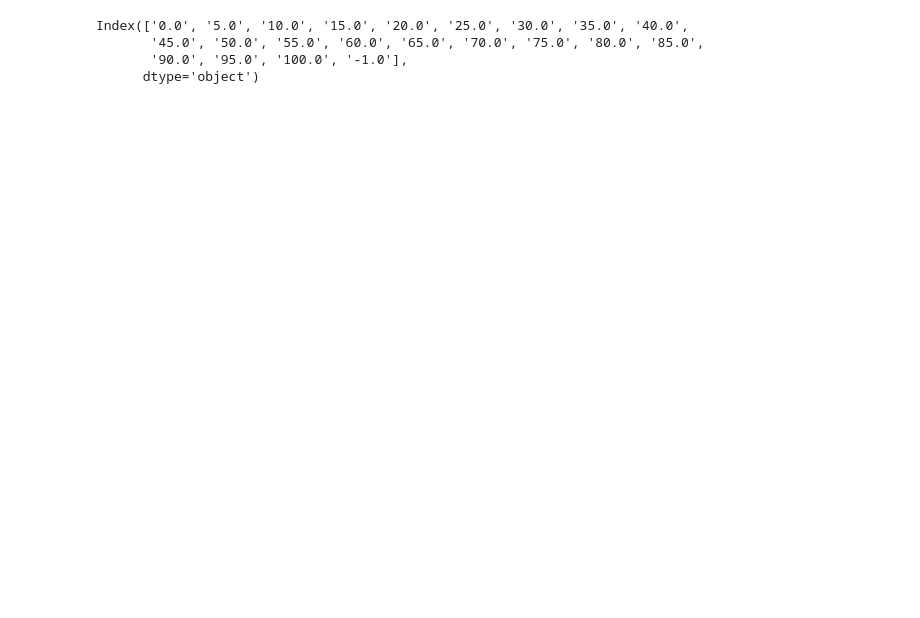
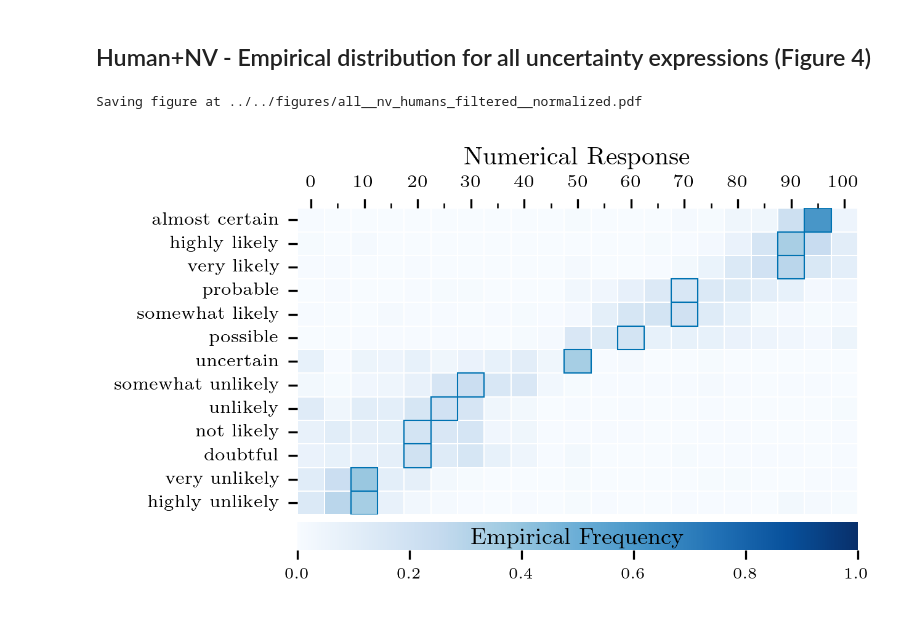
Before and after one commit to Brookzq/llm-uncertainty-perceptions, a Jupyter notebook: notebooks/analysis/Human_Histograms.ipynb, the cells around one changed output. Drawn from its saved outputs; the diff is of its cells as text; code cells hidden in the pictures; blank space fills up the shorter version.

```diff
--- a/notebooks/analysis/Human_Histograms.ipynb
+++ b/notebooks/analysis/Human_Histograms.ipynb
@@ -422,7 +54,69 @@ explode("counts")
-# %%
-humans_dist.columns
-# %% [output]
-Index(['0.0', '5.0', '10.0', '15.0', '20.0', '25.0', '30.0', '35.0', '40.0',
-       '45.0', '50.0', '55.0', '60.0', '65.0', '70.0', '75.0', '80.0', '85.0',
-       '90.0', '95.0', '100.0', '-1.0'],
-      dtype='object')
+# %% [markdown]
+## Human+NV - Empirical distribution for all uncertainty expressions (Figure 4)
+# %%
+data = read_json("../../results/greedy/all/non_verifiable/humans-2shot-filtered/normalized.json")
+statistic="max"
+unc_col="uncertainty_expression"
+expr_order=EXPR_ORDER
+
+data_statistics = get_statistics_per_distribution(data)
+statistic = data_statistics[statistic]
+histogram, statistic_mask = histogram_to_dataframe(data, statistic=statistic, unc_col=unc_col, expr_order=expr_order)
+# %%
+matplotlib.rc('font', family='serif', size=6)
+
+fig, ax = plt.subplots(1, 1, figsize=(COL_WIDTH, 2), dpi=300)
+
+heatmap_kwargs = dict(
+    vmin=0, vmax=1, cmap="Blues", linecolor='white', linewidth=0.01,
+    cbar_kws={
+             'label': 'Empirical Frequency', # Set the colorbar label
+             'orientation': 'horizontal',
+             'shrink': 1,                # Shrink the size of the colorbar
+             'aspect': 20,                  # Aspect ratio of the colorbar
+             'pad': 0.02,
+        },
+)
+heatmap = sns.heatmap(histogram, ax=ax, **heatmap_kwargs)
+
+# --- --- --- --- --- --- --- --- --- --- --- --- --- --- ---
+# Adjust color bar
+# --- --- --- --- --- --- --- --- --- --- --- --- --- --- ---
+cbar = heatmap.collections[0].colorbar
+# Adjust the label position and font size
+cbar.set_label('Empirical Frequency', labelpad=-21, fontsize=9)  # labelpad adjusts location
+cbar.ax.tick_params(labelsize=6)#, labelcolor=sns.color_palette()[0])  # Customize font size, color, and rotation
+
+# --- --- --- --- --- --- --- --- --- --- --- --- --- --- ---
+# Add blue boxes surrounding the mode of the distribution
+# --- --- --- --- --- --- --- --- --- --- --- --- --- --- ---
+highlight_coords = np.argwhere(statistic_mask == 1)
+for coord in highlight_coords:
+    y, x = coord
+    rect = plt.Rectangle([x, y], 1, 1, fill=False, edgecolor=sns.color_palette()[0], linewidth=0.5)
+    ax.add_patch(rect)
+
+# --- --- --- --- --- --- --- --- --- --- --- --- --- --- ---
+# Additional formatting
+# --- --- --- --- --- --- --- --- --- --- --- --- --- --- ---
+ax.set_xlabel("Numerical Response", fontsize=10)
+ax.xaxis.set_label_position('top')
+ax.xaxis.set_minor_locator(MultipleLocator(1, offset=0.5))
+ax.xaxis.set_major_locator(MultipleLocator(2, offset=0.5))
+
+ax.set_ylabel(None)
+ax.yaxis.set_major_locator(MultipleLocator(1, offset=0.5))
+ax.set_yticklabels([""] + histogram.index.tolist() + [""])
+
+ax.tick_params(which="minor", bottom=False, left=True, top=True)
+ax.tick_params(top=True, bottom=False, labeltop=True, labelbottom=False)
+
+plt.setp(ax.get_xticklabels(), rotation=0, ha="center", fontsize=7)
+plt.setp(ax.get_yticklabels(), rotation=0, ha="right", fontsize=7)
+#
+
+adjust(fig)
+save_fig(fig, f"all__nv_humans_filtered__normalized.pdf", **save_fig_kwargs)
+# %% [output]
+Saving figure at ../../figures/all__nv_humans_filtered__normalized.pdf
+[figure, added]
```
Also changed, not shown: parts of 19 cells of this notebook, 7 other files.
